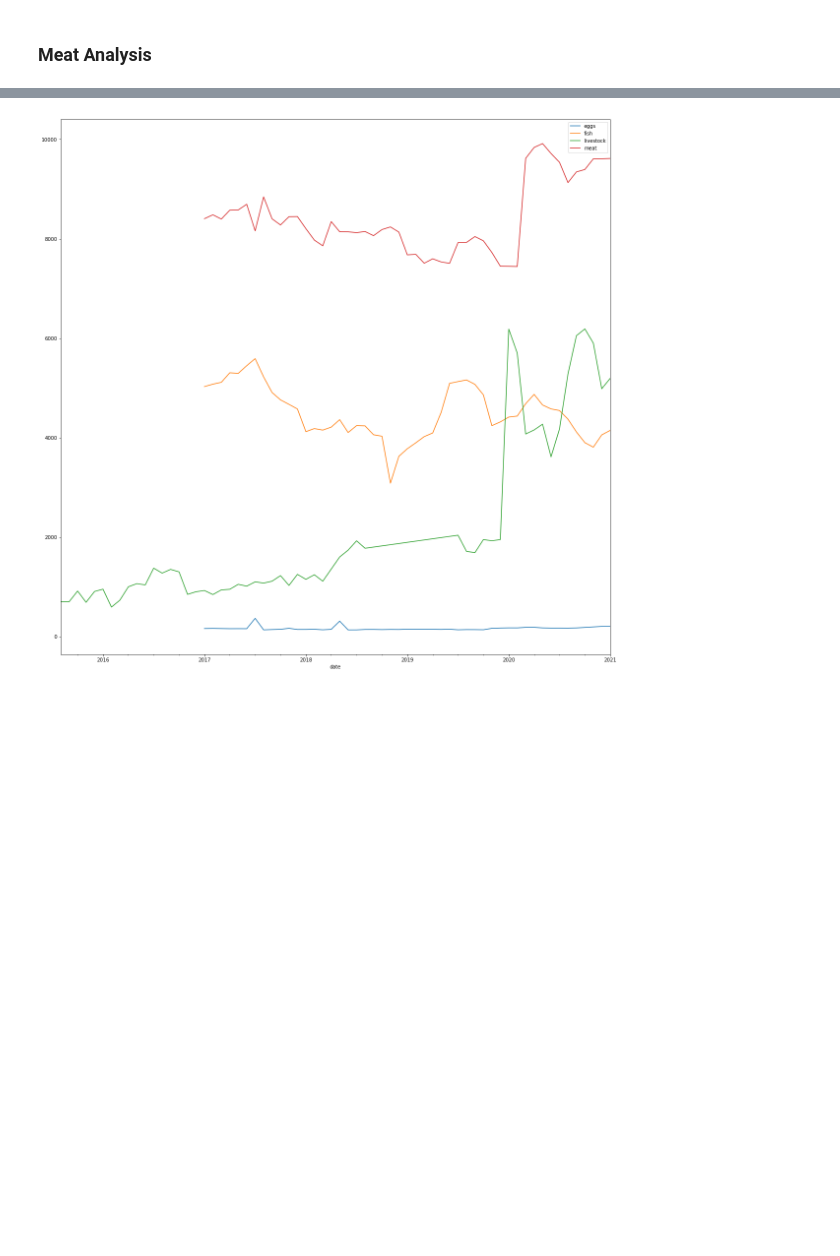
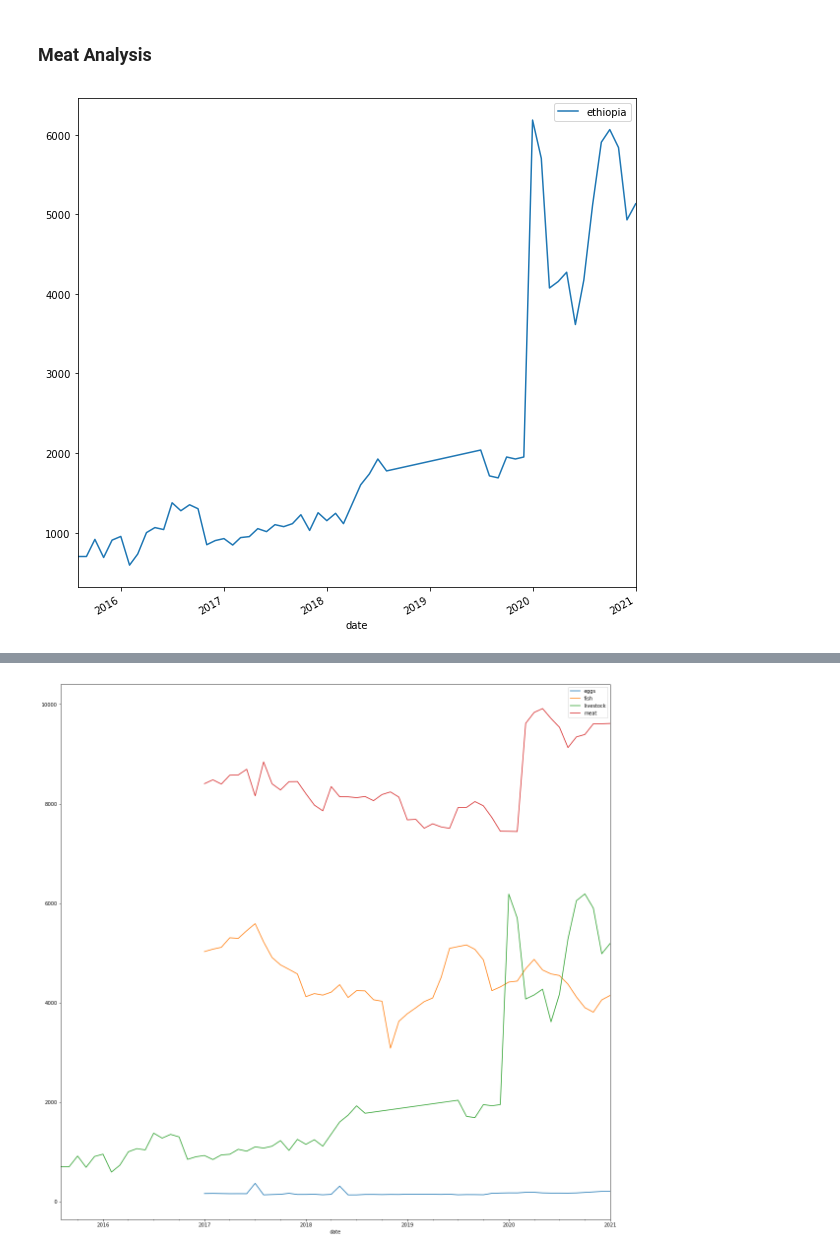
Before and after one commit to katielrink/DS_1300-FinalProject, a Jupyter notebook: Analysis/PriceAnalysis.ipynb, the cells around one changed output, grey strips where cells are left out. Saved outputs shown, nothing was run; the diff lists cells and outputs as text; code cells hidden in the pictures; blank space fills up the shorter version.

Commit message:
Price Analysis for Meats

```diff
--- a/Analysis/PriceAnalysis.ipynb
+++ b/Analysis/PriceAnalysis.ipynb
@@ -128,3 +128,14 @@ plt.show()
 ### Grains Analysis
 # %% [markdown]
 ### Meat Analysis
+# %%
+#Ethiopia Meat Data
+MeatData = PriceData[PriceData['cm_name'].isin(Categories['Meat'])] #Meat Dataset
+EthiopiaMeatData = MeatData[MeatData['adm0_name'].isin(['ethiopia'])]
+EthiopiaMeatData = EthiopiaMeatData.groupby(['adm0_name', 'date'], as_index=False)['mp_price'].mean()
+fig, ax = plt.subplots()
+for key, grp in EthiopiaMeatData.groupby(['adm0_name']):
+    ax = grp.plot(ax=ax, kind='line', x='date', y='mp_price', label=key, figsize=(10,10))
+plt.show()
+# %% [output]
+[figure, added]
```
Also changed, not shown: parts of 1 cell of this notebook.
